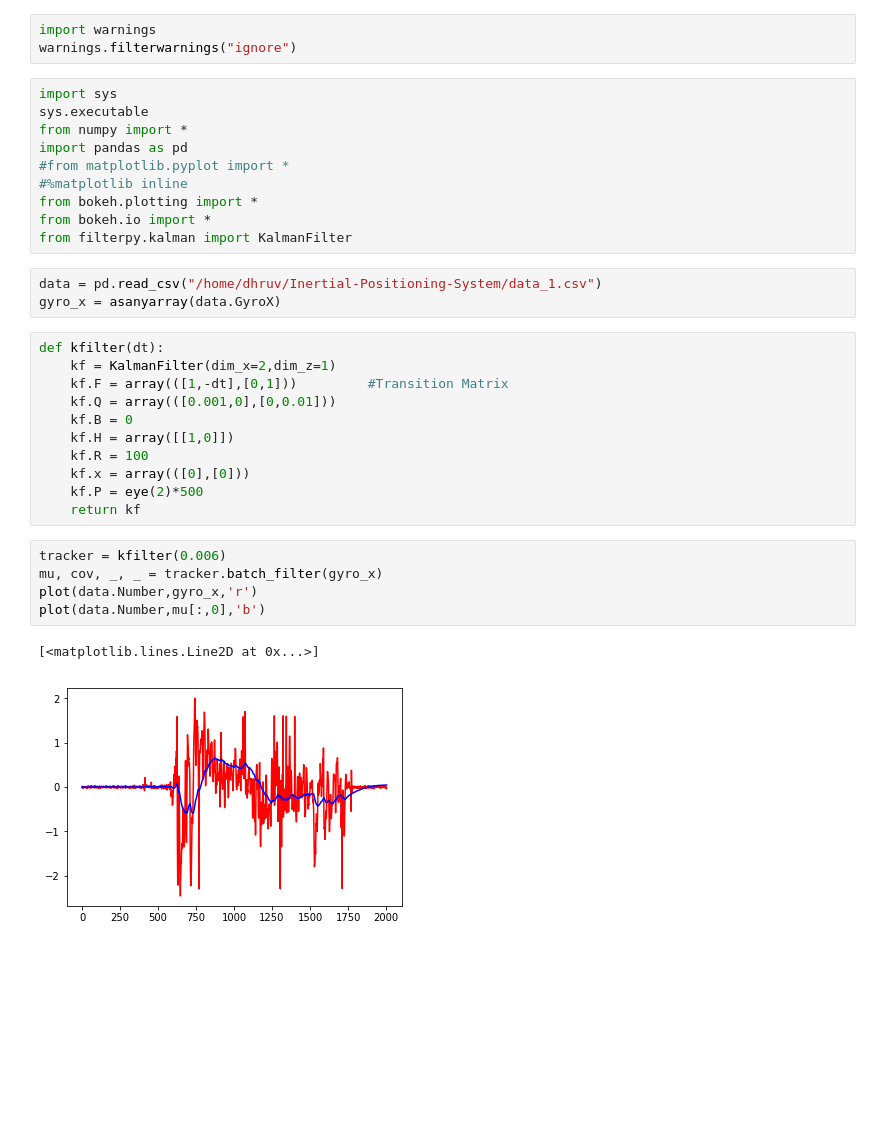
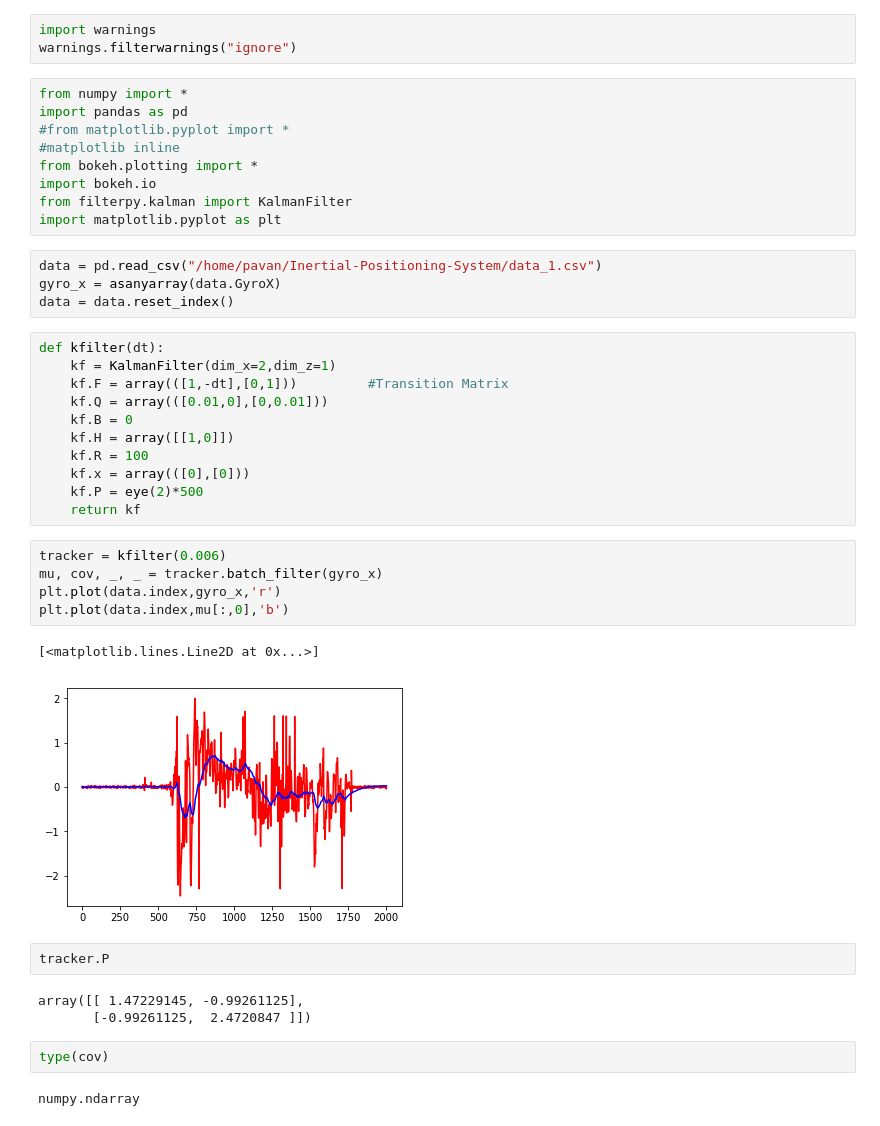
Before and after one commit to pkck28/Inertial-Positioning-System, a Jupyter notebook: mykalman.ipynb, the cells around one changed output. Drawn from its saved outputs; the diff is of its cells as text; blank space fills up the shorter version.

```diff
--- a/mykalman.ipynb
+++ b/mykalman.ipynb
@@ -2,23 +2,23 @@
 import warnings
 warnings.filterwarnings("ignore")
 # %%
-import sys
-sys.executable
 from numpy import *
 import pandas as pd
 #from matplotlib.pyplot import *
-#%matplotlib inline
+#matplotlib inline
 from bokeh.plotting import *
-from bokeh.io import *
+import bokeh.io
 from filterpy.kalman import KalmanFilter
+import matplotlib.pyplot as plt
 # %%
-data = pd.read_csv("/home/dhruv/Inertial-Positioning-System/data_1.csv")
+data = pd.read_csv("/home/pavan/Inertial-Positioning-System/data_1.csv")
 gyro_x = asanyarray(data.GyroX)
+data = data.reset_index()
 # %%
 def kfilter(dt):
     kf = KalmanFilter(dim_x=2,dim_z=1)
     kf.F = array(([1,-dt],[0,1]))         #Transition Matrix
-    kf.Q = array(([0.001,0],[0,0.01]))
+    kf.Q = array(([0.01,0],[0,0.01]))
     kf.B = 0
     kf.H = array([[1,0]])
     kf.R = 100
@@ -28,8 +28,17 @@ def kfilter(dt):
 # %%
 tracker = kfilter(0.006)
 mu, cov, _, _ = tracker.batch_filter(gyro_x)
-plot(data.Number,gyro_x,'r')
-plot(data.Number,mu[:,0],'b')
+plt.plot(data.index,gyro_x,'r')
+plt.plot(data.index,mu[:,0],'b')
 # %% [output]
 [<matplotlib.lines.Line2D at 0x...>]
-[figure, old version]
+[figure, new version]
+# %%
+tracker.P
+# %% [output]
+array([[ 1.47229145, -0.99261125],
+       [-0.99261125,  2.4720847 ]])
+# %%
+type(cov)
+# %% [output]
+numpy.ndarray
```
Also changed, not shown: parts of 1 cell of this notebook, 1 other file.
